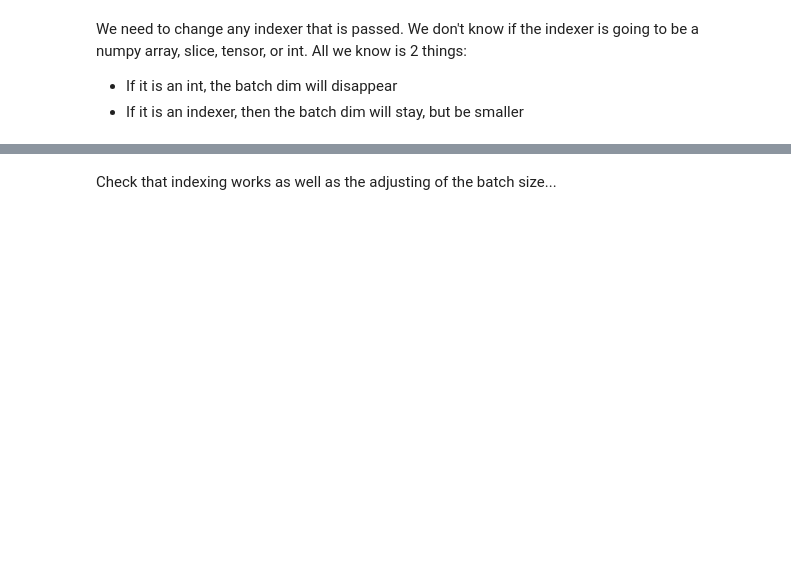
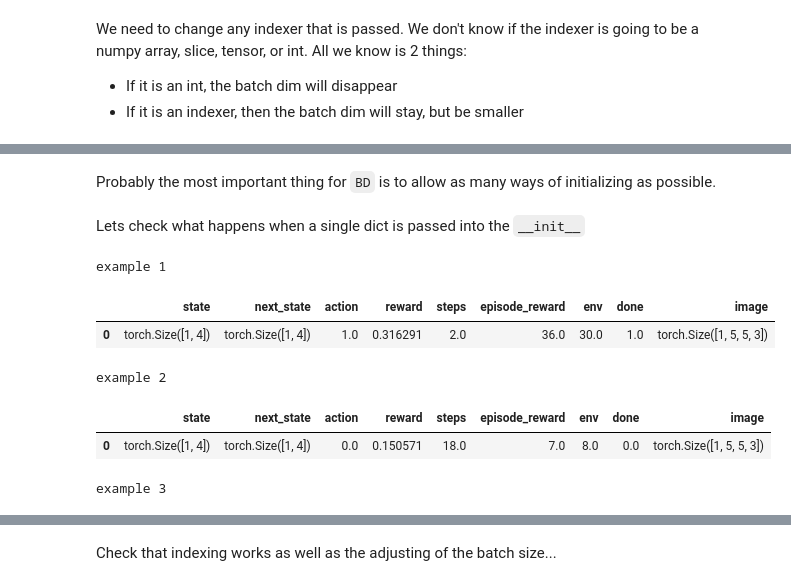
Before and after one commit to josiahls/fast-reinforcement-learning-2, a Jupyter notebook: nbs/00_core.ipynb, the cells around one changed output, grey strips where cells are left out. Saved outputs shown, nothing was run; the diff lists cells and outputs as text; code cells hidden in the pictures; blank space fills up the shorter version.

```diff
--- a/nbs/00_core.ipynb
+++ b/nbs/00_core.ipynb
@@ -217,0 +198,2 @@ test_eq(test_d.bd_batch_size,20)
+# %% [markdown]
+Probably the most important thing for `BD` is to allow as many ways of initializing as possible.
@@ -217,0 +227,14 @@ test_eq(test_d.bd_batch_size,20)
+# %% [markdown]
+Lets check what happens when a single dict is passed into the `__init__`
+# %%
+for k,f in functions.items():
+    print(k)
+    display(BD(f()).pandas())
+# %% [output]
+example 1
+|  | state | next_state | action | reward | steps | episode_reward | env | done | image |
+| 0 | torch.Size([1, 4]) | torch.Size([1, 4]) | 1.0 | 0.316291 | 2.0 | 36.0 | 30.0 | 1.0 | torch.Size([1, 5, 5, 3]) |
+example 2
+|  | state | next_state | action | reward | steps | episode_reward | env | done | image |
+| 0 | torch.Size([1, 4]) | torch.Size([1, 4]) | 0.0 | 0.150571 | 18.0 | 7.0 | 8.0 | 0.0 | torch.Size([1, 5, 5, 3]) |
+example 3
```
Also changed, not shown: parts of 40 cells of this notebook, 12 other files.
